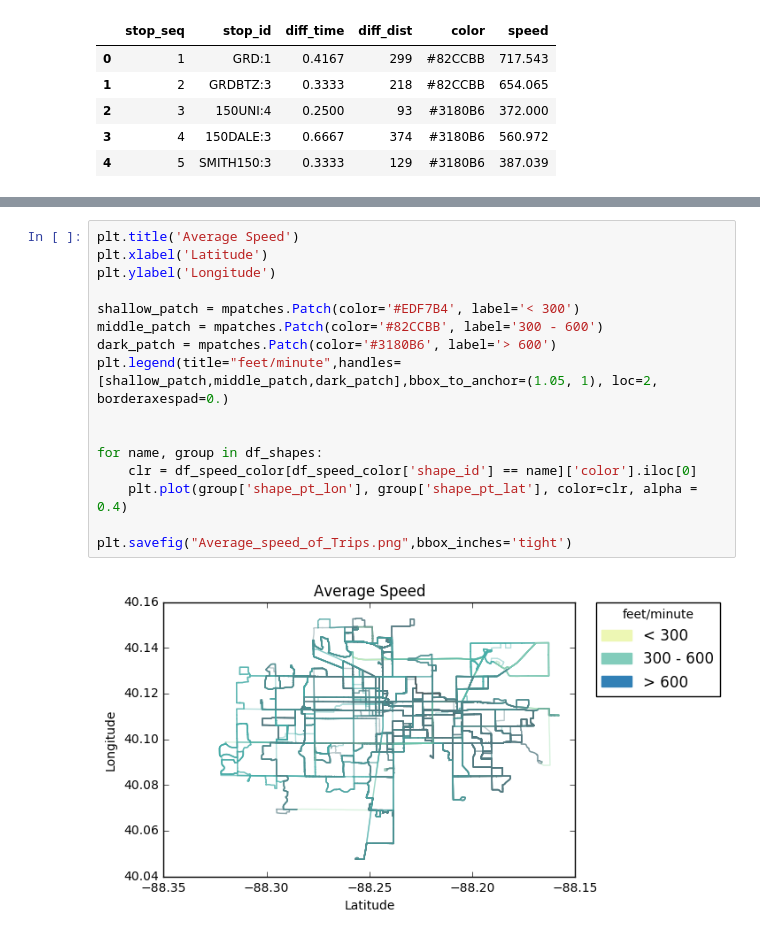
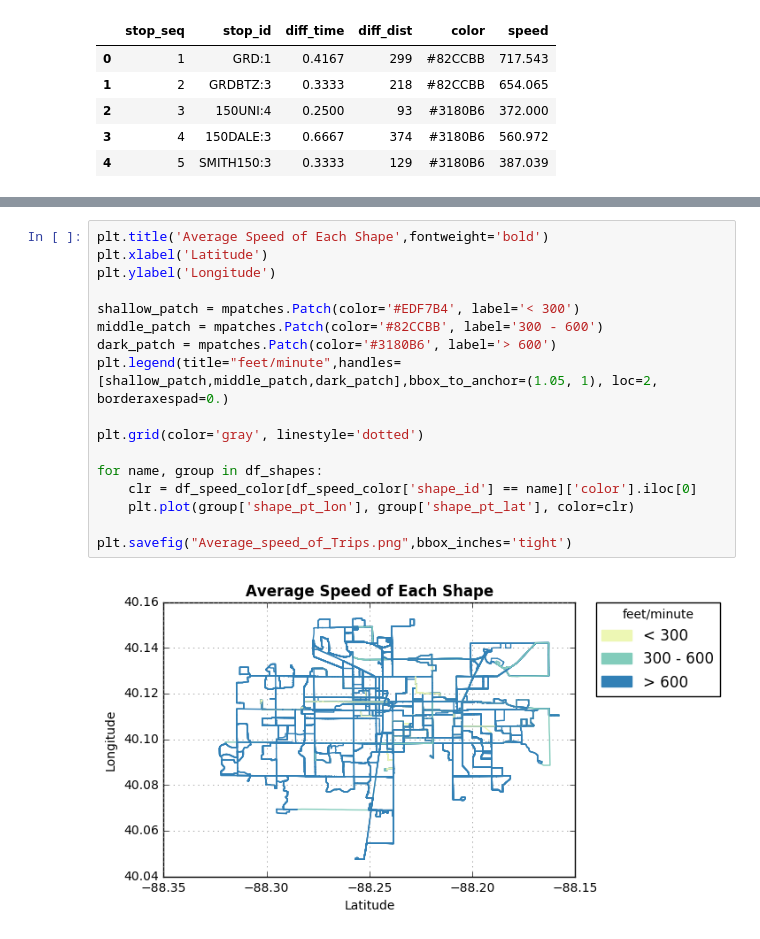
Before and after one commit to huilyu2/project-spring2017, a Jupyter notebook: part1/Trace+Tracking.ipynb, the cells around one changed output, grey strips where cells are left out. Drawn from its saved outputs; the diff is of its cells as text.

Commit message:
Add grid, change title

```diff
--- a/part1/Trace+Tracking.ipynb
+++ b/part1/Trace+Tracking.ipynb
@@ -109,18 +115,19 @@ df_speed_color.head()
 # %%
-plt.title('Average Speed')
+plt.title('Average Speed of Each Shape',fontweight='bold')
 plt.xlabel('Latitude')
 plt.ylabel('Longitude')
 
 shallow_patch = mpatches.Patch(color='#EDF7B4', label='< 300')
 middle_patch = mpatches.Patch(color='#82CCBB', label='300 - 600')
 dark_patch = mpatches.Patch(color='#3180B6', label='> 600')
 plt.legend(title="feet/minute",handles=[shallow_patch,middle_patch,dark_patch],bbox_to_anchor=(1.05, 1), loc=2, borderaxespad=0.)
 
+plt.grid(color='gray', linestyle='dotted')
 
 for name, group in df_shapes:
     clr = df_speed_color[df_speed_color['shape_id'] == name]['color'].iloc[0]
-    plt.plot(group['shape_pt_lon'], group['shape_pt_lat'], color=clr, alpha = 0.4)
+    plt.plot(group['shape_pt_lon'], group['shape_pt_lat'], color=clr)
 
 plt.savefig("Average_speed_of_Trips.png",bbox_inches='tight')
 # %% [output]
-[figure, old version]
+[figure, new version]
```
Also changed, not shown: parts of 4 cells of this notebook, 2 other files.
